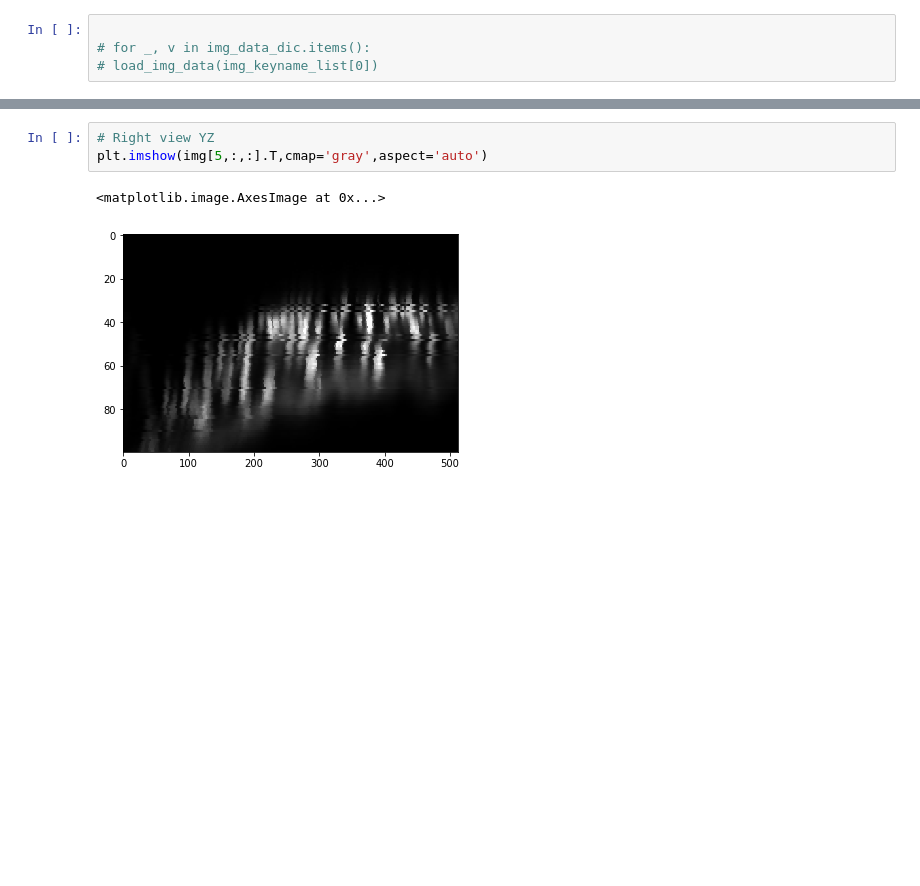
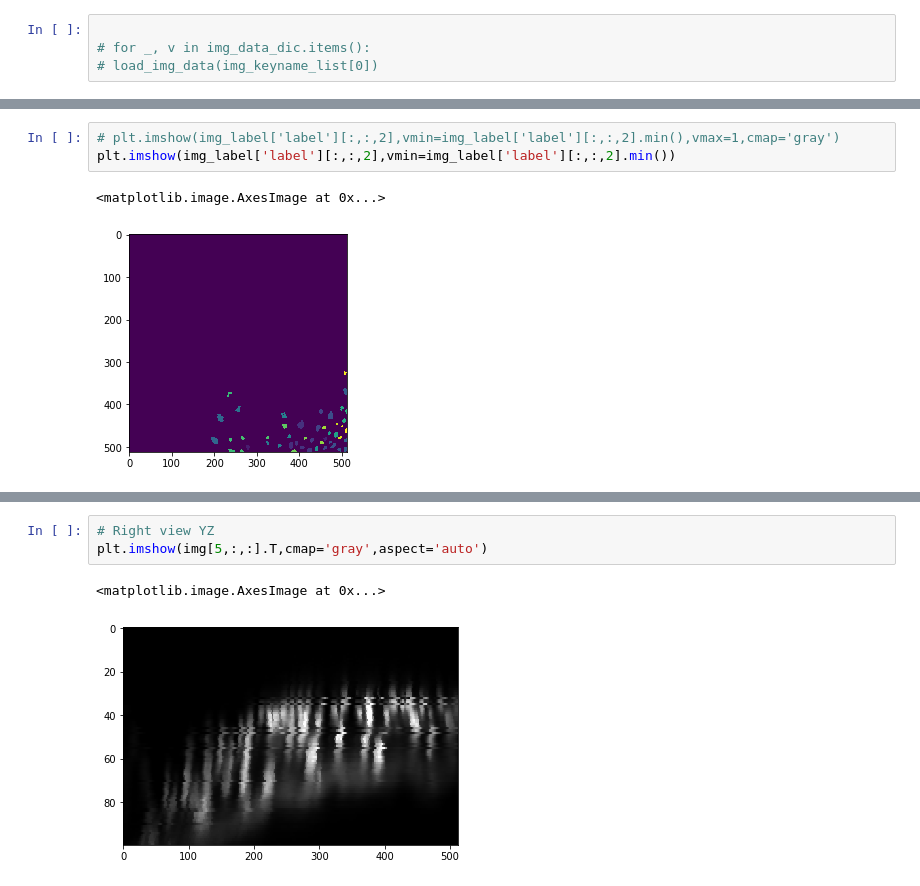
Before and after one commit to ZMHub/AI_school_project_ZML, a Jupyter notebook: LoadMat.ipynb, the cells around one changed output, grey strips where cells are left out. Saved outputs shown, nothing was run; the diff lists cells and outputs as text; blank space fills up the shorter version.

```diff
--- a/LoadMat.ipynb
+++ b/LoadMat.ipynb
@@ -68 +81,7 @@ img.shape
+# %%
+# plt.imshow(img_label['label'][:,:,2],vmin=img_label['label'][:,:,2].min(),vmax=1,cmap='gray')
+plt.imshow(img_label['label'][:,:,2],vmin=img_label['label'][:,:,2].min())
+# %% [output]
+<matplotlib.image.AxesImage at 0x...>
+[figure, added]
 # %%
```
Also changed, not shown: parts of 19 cells of this notebook, 32 other files.
